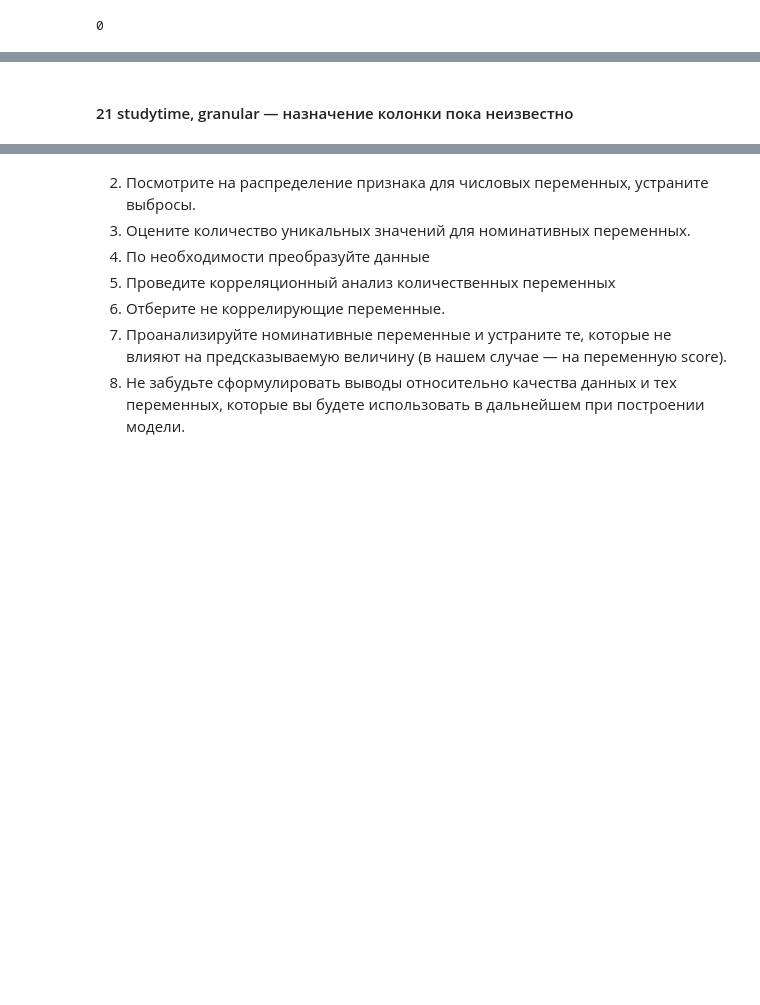
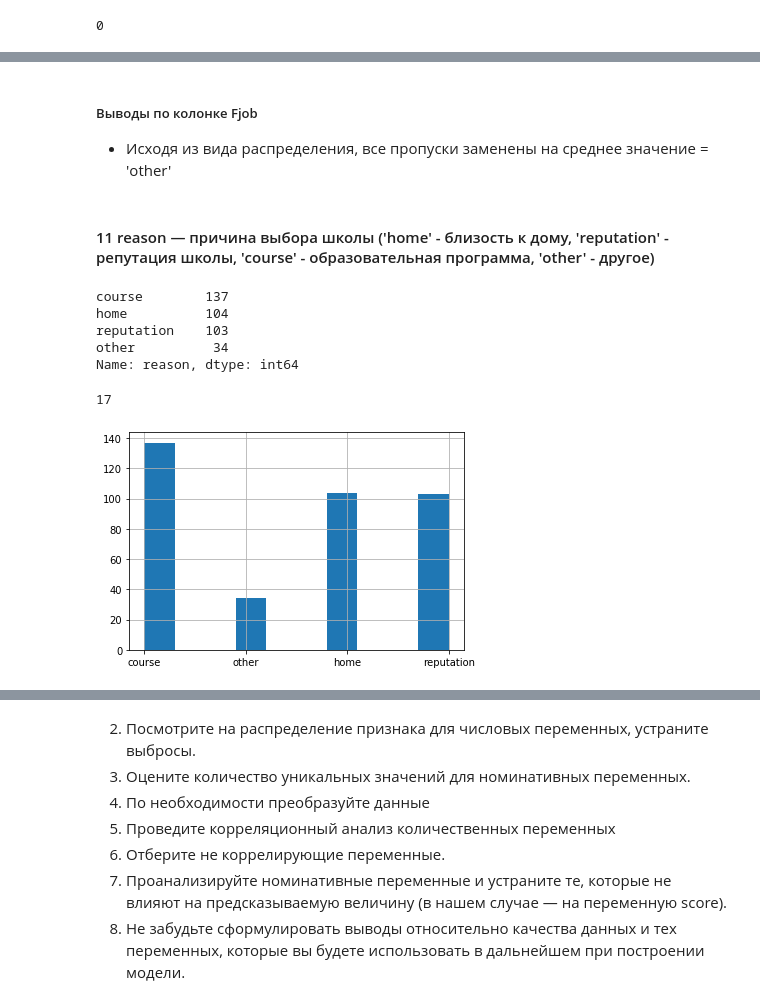
Before and after one commit to obkiselev/SF, a Jupyter notebook: real_DS-05_EDA/homework/stud_math.ipynb, the cells around one changed output, grey strips where cells are left out. Cells and saved outputs as stored; diff of their text form; code cells hidden in the pictures; blank space fills up the shorter version.

```diff
--- a/real_DS-05_EDA/homework/stud_math.ipynb
+++ b/real_DS-05_EDA/homework/stud_math.ipynb
@@ -640,2 +629,17 @@ stud.Fjob.isnull().sum()
-# %% [markdown]
-#### 21 studytime, granular — назначение колонки пока неизвестно
+# %% [markdown]
+##### Выводы по колонке Fjob
+- Исходя из вида распределения, все пропуски заменены на среднее значение = 'other'
+# %% [markdown]
+#### 11 reason — причина выбора школы ('home' - близость к дому, 'reputation' - репутация школы, 'course' - образовательная программа, 'other' - другое)
+# %%
+stud.reason.hist();
+print(stud.reason.value_counts())
+stud.reason.isnull().sum()
+# %% [output]
+course        137
+home          104
+reputation    103
+other          34
+Name: reason, dtype: int64
+17
+[figure, added]
```
Also changed, not shown: parts of 128 cells of this notebook, 1 other file.
